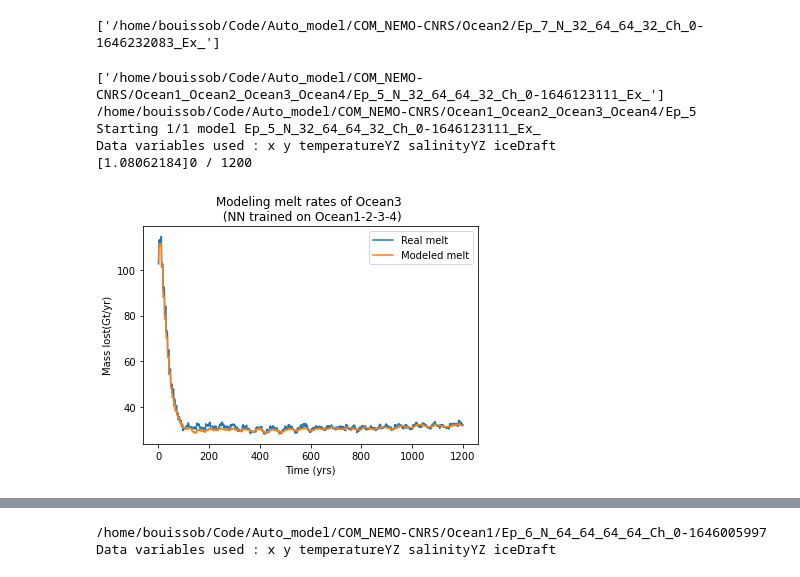
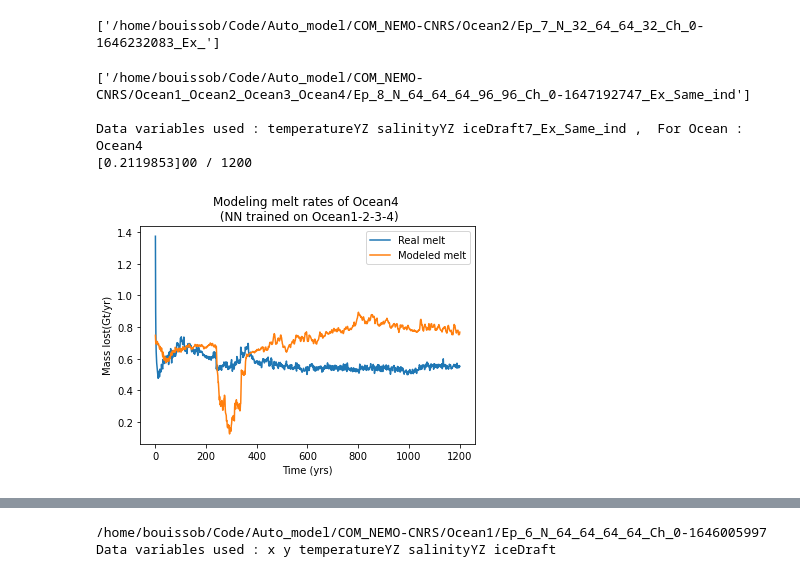
Before and after one commit to BenBouiss/NN_intern_2022, a Jupyter notebook: Class_NN_test.ipynb, the cells around one changed output, grey strips where cells are left out. Drawn from its saved outputs; the diff is of its cells as text; code cells hidden in the pictures.

```diff
--- a/Class_NN_test.ipynb
+++ b/Class_NN_test.ipynb
@@ -65,12 +56,11 @@ NN.Get_model_path_json(Var = Var_X2, Ocean = 'Ocean2', Exact = 1, Epoch = 7)
 ['/home/bouissob/Code/Auto_model/COM_NEMO-CNRS/Ocean2/Ep_7_N_32_64_64_32_Ch_0-1646232083_Ex_']
 ['/home/bouissob/Code/Auto_model/COM_NEMO-CNRS/Ocean2/Ep_7_N_32_64_64_32_Ch_0-1646232083_Ex_']
 # %%
-NN.Plot_Melt_time_function(ind = 0,save = True, Epoch = 5, message = 1,
-                    Exact = 1, Ocean_trained = OcT, Ocean_target = 'Ocean3', Extra_n = [])
+NN.Plot_Melt_time_function(ind = 0,save = True, Epoch = 8, message = 1,
+                Ocean_trained = OcT, Ocean_target = 'Ocean4', NN_attributes = {'Extra_n' : 'Same_ind', 'Neur' : '64_64_64_96_96' })
 # %% [output]
-['/home/bouissob/Code/Auto_model/COM_NEMO-CNRS/Ocean1_Ocean2_Ocean3_Ocean4/Ep_5_N_32_64_64_32_Ch_0-1646123111_Ex_']
-/home/bouissob/Code/Auto_model/COM_NEMO-CNRS/Ocean1_Ocean2_Ocean3_Ocean4/Ep_5
-Starting 1/1 model Ep_5_N_32_64_64_32_Ch_0-1646123111_Ex_
-Data variables used : x y temperatureYZ salinityYZ iceDraft
-[1.08062184]0 / 1200
+['/home/bouissob/Code/Auto_model/COM_NEMO-CNRS/Ocean1_Ocean2_Ocean3_Ocean4/Ep_8_N_64_64_64_96_96_Ch_0-1647192747_Ex_Same_ind']
+
+Data variables used : temperatureYZ salinityYZ iceDraft7_Ex_Same_ind ,  For Ocean : Ocean4
+[0.2119853]00 / 1200
-[figure, old version]
+[figure, new version]
```
Also changed, not shown: parts of 12 cells of this notebook, 34 other files.
